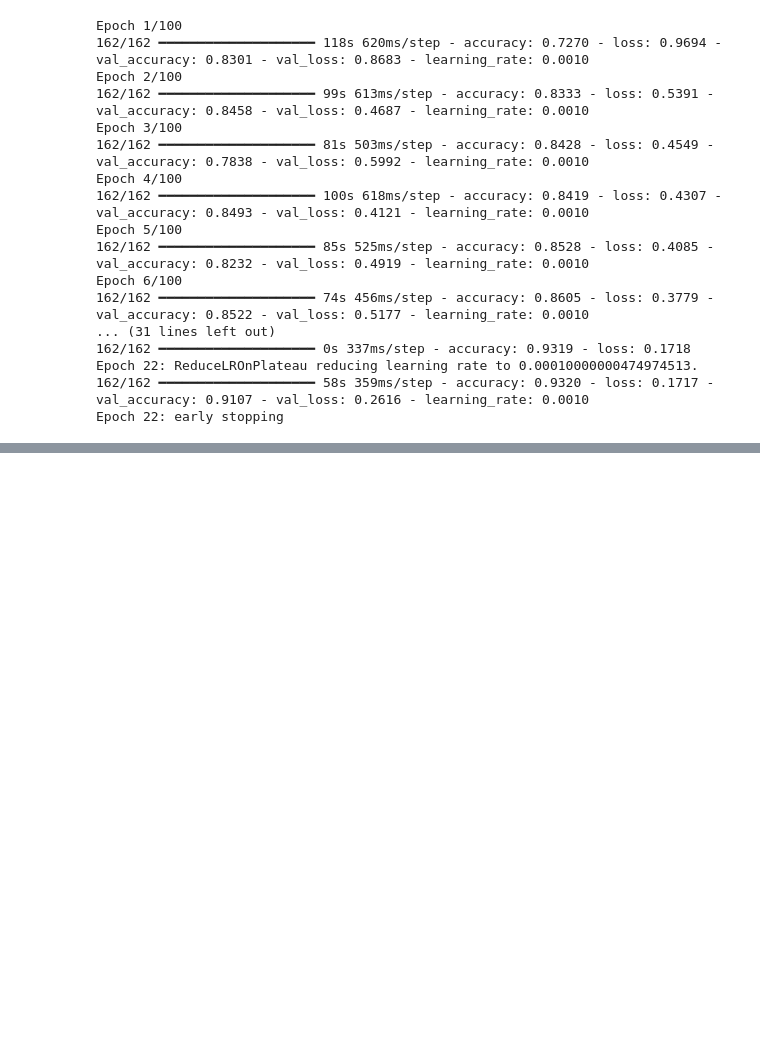
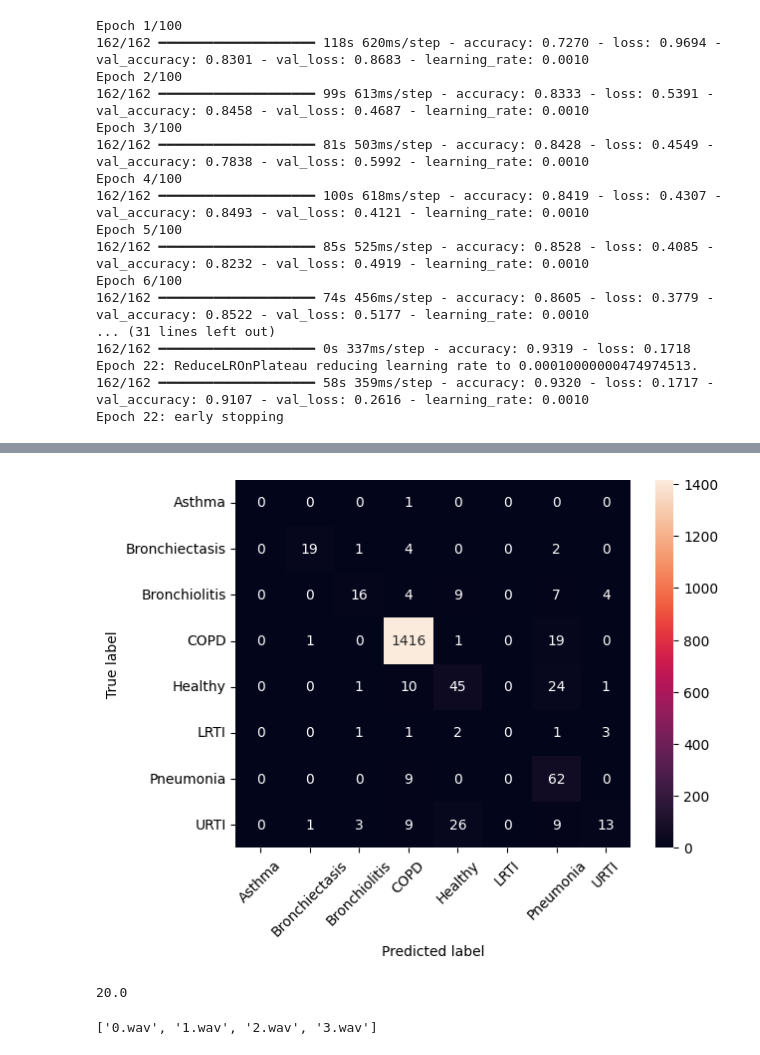
Before and after one commit to mahesh15913/Analysis-Prediction-of-Lung-diseases-using-Lung-Beats, a Jupyter notebook: lung_disease_classification.ipynb, the cells around one changed output, grey strips where cells are left out. Drawn from its saved outputs; the diff is of its cells as text; code cells hidden in the pictures; blank space fills up the shorter version.

```diff
--- a/lung_disease_classification.ipynb
+++ b/lung_disease_classification.ipynb
@@ -963,4 +862,0 @@ SyntaxError: invalid syntax (3925313382.py, line 1)
-# %%
-for i in mfcc_test:
-    y_pred = net.predict(i)
-    print(y_pred)
@@ -1012,0 +885,33 @@ print(accuracy_score(y_pred1,Y_test))
+# %%
+import matplotlib.pyplot as plt
+import seaborn as sns
+from sklearn.metrics import confusion_matrix
+
+y_pred_classes = np.argmax(y_pred, axis=1)
+y_true = Y_test
+
+confusion_mtx = confusion_matrix(y_true, y_pred_classes)
+
+# Create a heatmap of the confusion matrix
+sns.heatmap(confusion_mtx, annot=True, fmt='d', xticklabels=le.classes_, yticklabels=le.classes_)
+
+# Rotate the x-axis labels
+plt.xticks(rotation=45)
+plt.ylabel('True label')
+plt.xlabel('Predicted label')
+
+# Display the plot
+plt.show()
+# %% [output]
+[figure, added]
+# %%
+import wave
+
+with wave.open("C:/Users/mahii/OneDrive/Desktop/practice/MajorProject/Respiratory sounds/audio_and_txt_files/117_1b2_Tc_mc_LittC2SE.wav") as f:
+    frames = f.getnframes()
+    rate = f.getframerate()
+    duration = frames / float(rate)
+
+print(duration)
+# %% [output]
+20.0
@@ -1012,0 +969,5 @@ print(accuracy_score(y_pred1,Y_test))
+# %%
+cont = os.listdir(sample_path)
+cont
+# %% [output]
+['0.wav', '1.wav', '2.wav', '3.wav']
```
Also changed, not shown: parts of 46 cells of this notebook, 1 other file.
